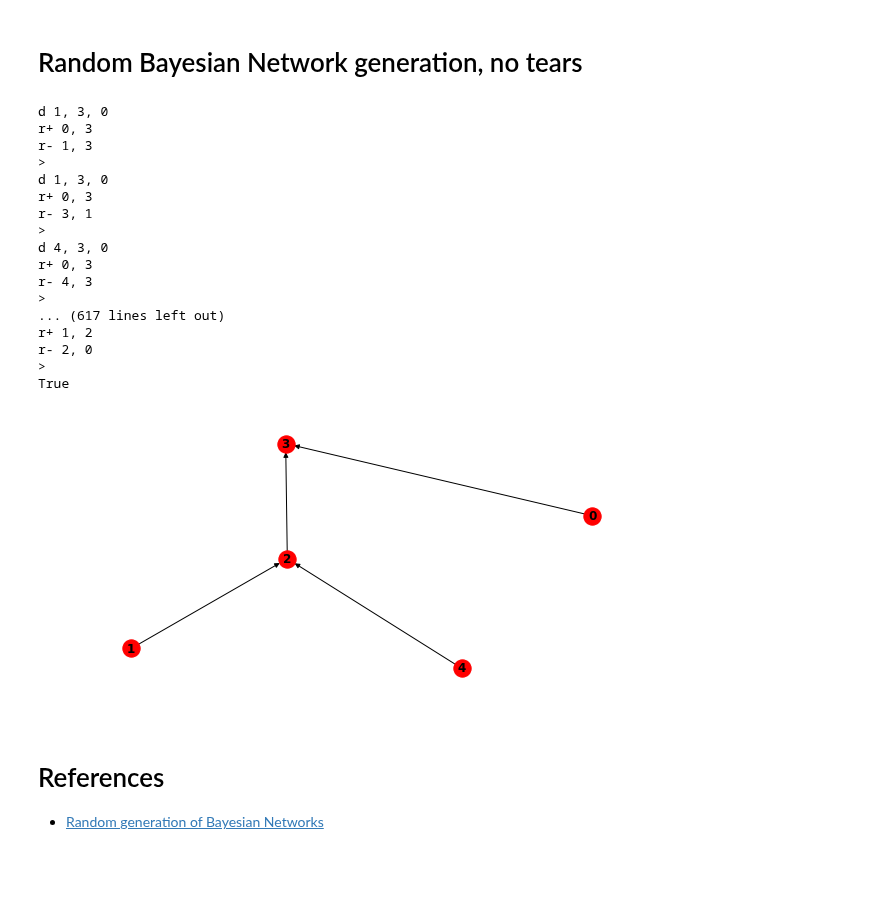
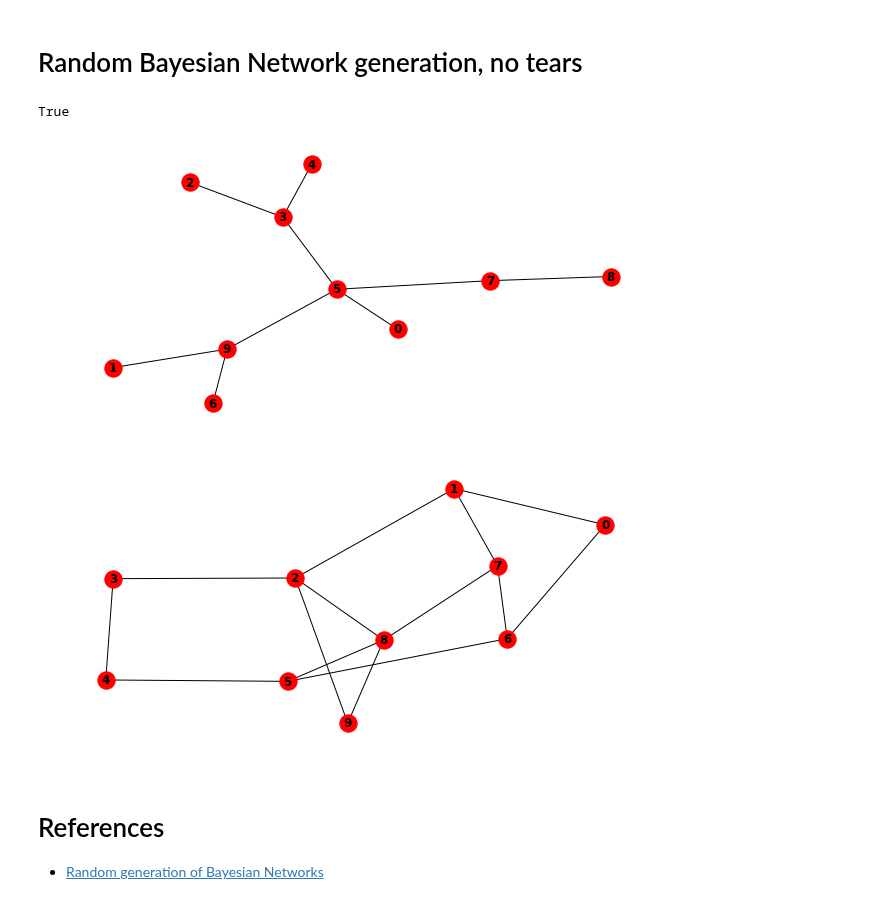
Before and after one commit to vangj/ds, a Jupyter notebook: generate-random-bbn.ipynb, the cells around one changed output. Cells and saved outputs as stored; diff of their text form; code cells hidden in the pictures; blank space fills up the shorter version.

Commit message:
fix the check for if the graph is connected

```diff
--- a/generate-random-bbn.ipynb
+++ b/generate-random-bbn.ipynb
@@ -28,6 +28,10 @@ def convert_to_undirected_graph(g):
         u.add_edges_from([(e[0], e[1], {})])
     return u
 
+def is_connected(g):
+    u = convert_to_undirected_graph(g)
+    return nx.is_connected(u)
+
 def get_random_node_pair(n):
     i = np.random.randint(0, n)
     j = i
@@ -42,10 +46,7 @@ def del_edge(i, j, g):
     if g.has_edge(i, j) is True:
         g.remove_edge(i, j)
 
-        neighbors_i = len(list(g.predecessors(i))) + len(list(g.successors(i)))
-        neighbors_j = len(list(g.predecessors(j))) + len(list(g.successors(i)))
-
-        if neighbors_i == 0 or neighbors_j == 0:
+        if is_connected(g) is False:
             g.add_edges_from([(i, j, {})])
 
 def add_edge(i, j, g):
@@ -74,15 +75,6 @@ def generate_multi_connected_structure(n, max_iter=10):
             add_edge(i, j, g)
     return g
 
-def is_connected(g):
-    for n in g.nodes:
-        pred = list(g.predecessors(n))
-        succ = list(g.successors(n))
-        neighs = len(pred) + len(succ)
-        if neighs == 0:
-            return False
-    return True
-
 def generate_singly_structure(n, max_iter=10):
     g = get_simple_ordered_tree(n)
 
@@ -96,59 +88,35 @@ def generate_singly_structure(n, max_iter=10):
             k = find_predecessor(i, j, g)
             if k is not None:
                 g.remove_edge(k, j)
-#                 print('- {}, {}'.format(k, j))
                 if p < 0.5:
                     g.add_edges_from([(j, i, {})])
-#                     print('+ {}, {}'.format(j, i))
                 else:
                     g.add_edges_from([(i, j, {})])
-#                     print('+ {}, {}'.format(i, j))
 
                 if is_connected(g) is False:
-                    print('d {}, {}, {}'.format(i, j, k))
                     g.add_edges_from([(k, j, {})])
-                    print('r+ {}, {}'.format(k, j))
 
                     if p < 0.5:
                         g.remove_edge(j, i)
-                        print('r- {}, {}'.format(j, i))
                     else:
                         g.remove_edge(i, j)
-                        print('r- {}, {}'.format(i, j))
-                    print('>')
-#                 else:
-#                     print
     return g
 # %%
-u = generate_singly_structure(5, 1000)
+u = generate_singly_structure(10, 1000)
 plt.figure(figsize=(10, 5))
 plt.subplot(111)
-nx.draw(u, with_labels=True, font_weight='bold')
+nx.draw(convert_to_undirected_graph(u), with_labels=True, font_weight='bold')
 print(is_connected(u))
 # %% [output]
-d 1, 3, 0
-r+ 0, 3
-r- 1, 3
->
-d 1, 3, 0
-r+ 0, 3
-r- 3, 1
->
-d 4, 3, 0
-r+ 0, 3
-r- 4, 3
->
-... (617 lines left out)
-r+ 1, 2
-r- 2, 0
->
 True
-[figure, old version]
+[figure, new version]
 # %%
 g = generate_multi_connected_structure(10, 10)
 plt.figure(figsize=(10, 5))
 plt.subplot(111)
 nx.draw(convert_to_undirected_graph(g), with_labels=True, font_weight='bold')
+# %% [output]
+[figure, added]
 # %% [markdown]
 # References
 
```
